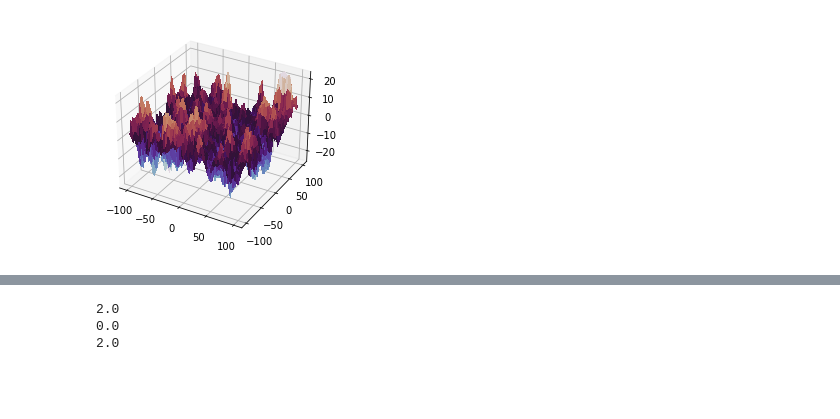
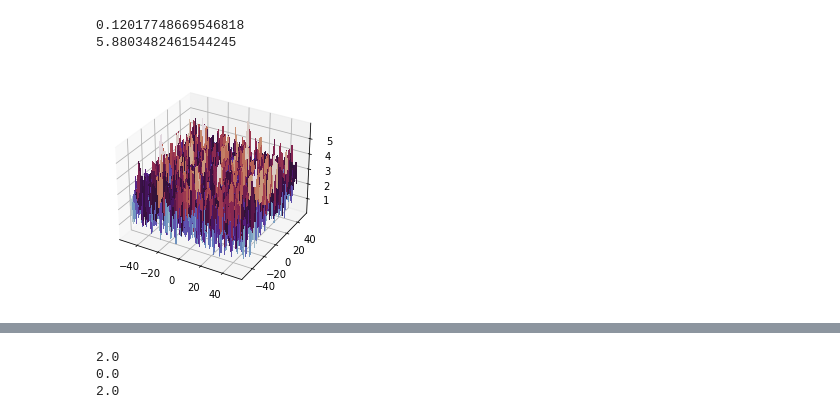
Before and after one commit to EddieMcT/Map_Generator, a Jupyter notebook: landscape generator.ipynb, the cells around one changed output, grey strips where cells are left out. Drawn from its saved outputs; the diff is of its cells as text; code cells hidden in the pictures; blank space fills up the shorter version.

```diff
--- a/landscape generator.ipynb
+++ b/landscape generator.ipynb
@@ -10,10 +10,14 @@ from noise_functions import perlin_generator, julia, my_perl
 from mountains import mountain, voron_mountain
 from landscape import landscape_gen
 # %%
-X, Y, Z = show_map_3d(my_perl, 100,100,2,neg_octaves=4,octaves=1)
+X, Y, Z = show_map_3d(my_perl, 200,200,0.5,neg_octaves=2,octaves=0, voron=True)
 
+print(np.min(Z))
+print(np.max(Z))
 fig, ax = plt.subplots(subplot_kw={"projection": "3d"})
 surf = ax.plot_surface(X, Y, Z, linewidth=0, cmap = matplotlib.cm.twilight, antialiased=False)
 plt.show()
 # %% [output]
+0.12017748669546818
+5.8803482461544245
-[figure, old version]
+[figure, new version]
```
Also changed, not shown: parts of 9 cells of this notebook, 2 other files.
